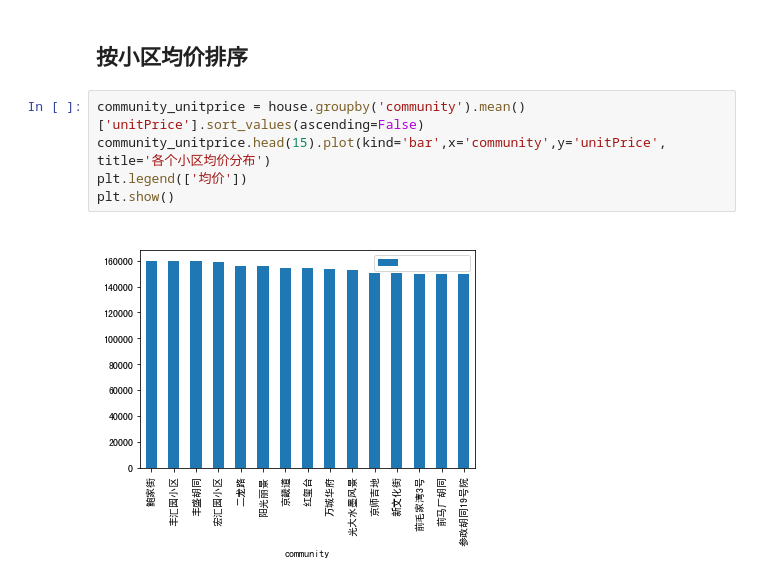
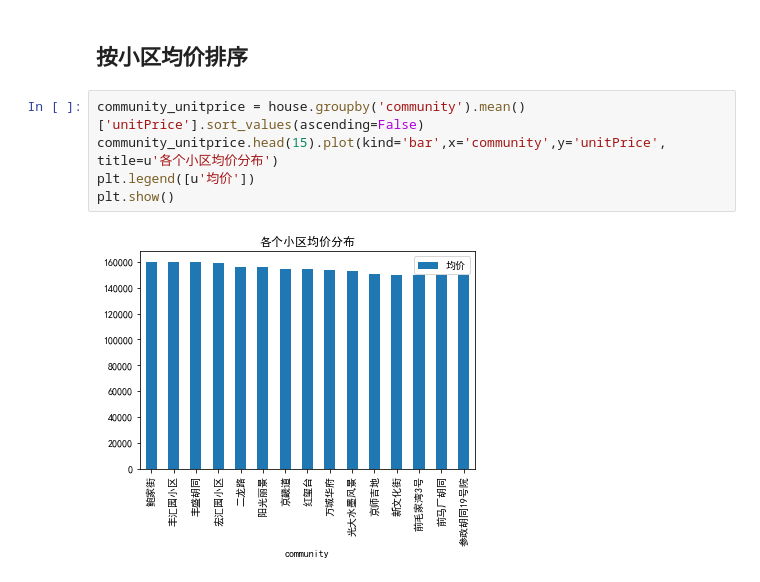
Before and after one commit to Kyofin/Data-Analysis, a Jupyter notebook: 链家jupty数据分析/lianjia.ipynb, the cells around one changed output. Cells and saved outputs as stored; diff of their text form.

```diff
--- a/链家jupty数据分析/lianjia.ipynb
+++ b/链家jupty数据分析/lianjia.ipynb
@@ -232,8 +232,8 @@ plt.show()
 ## 按小区均价排序
 # %%
 community_unitprice = house.groupby('community').mean()['unitPrice'].sort_values(ascending=False)
-community_unitprice.head(15).plot(kind='bar',x='community',y='unitPrice', title='各个小区均价分布')
-plt.legend(['均价'])
+community_unitprice.head(15).plot(kind='bar',x='community',y='unitPrice', title=u'各个小区均价分布')
+plt.legend([u'均价'])
 plt.show()
 # %% [output]
-[figure, old version]
+[figure, new version]
```
Also changed, not shown: parts of 9 cells of this notebook, 1 other file.
